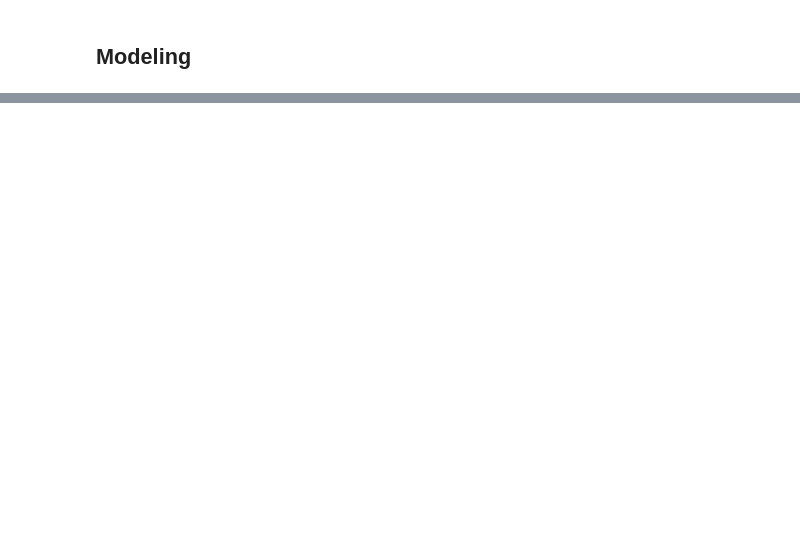
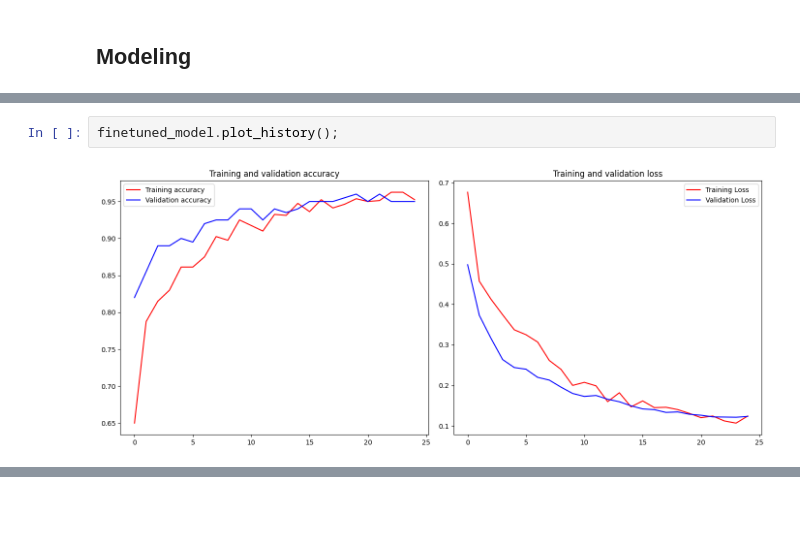
Before and after one commit to fridrichmrtn/ibm-ai-engineering, a Jupyter notebook: 03_deeplearning_keras_tf/final_project/final_project.ipynb, the cells around one changed output, grey strips where cells are left out. Drawn from its saved outputs; the diff is of its cells as text; blank space fills up the shorter version.

```diff
--- a/03_deeplearning_keras_tf/final_project/final_project.ipynb
+++ b/03_deeplearning_keras_tf/final_project/final_project.ipynb
@@ -276,0 +369,4 @@ freezed_model.model.evaluate(data.test_generator)
+# %%
+finetuned_model.plot_history();
+# %% [output]
+[figure, added]
```
Also changed, not shown: parts of 14 cells of this notebook.
